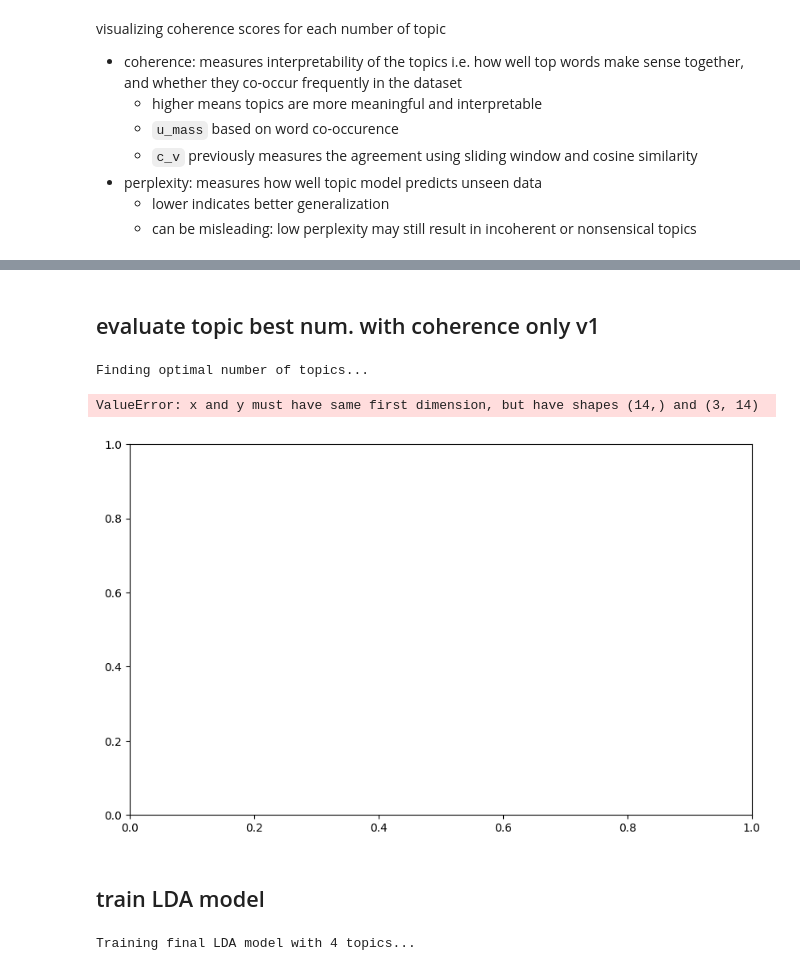
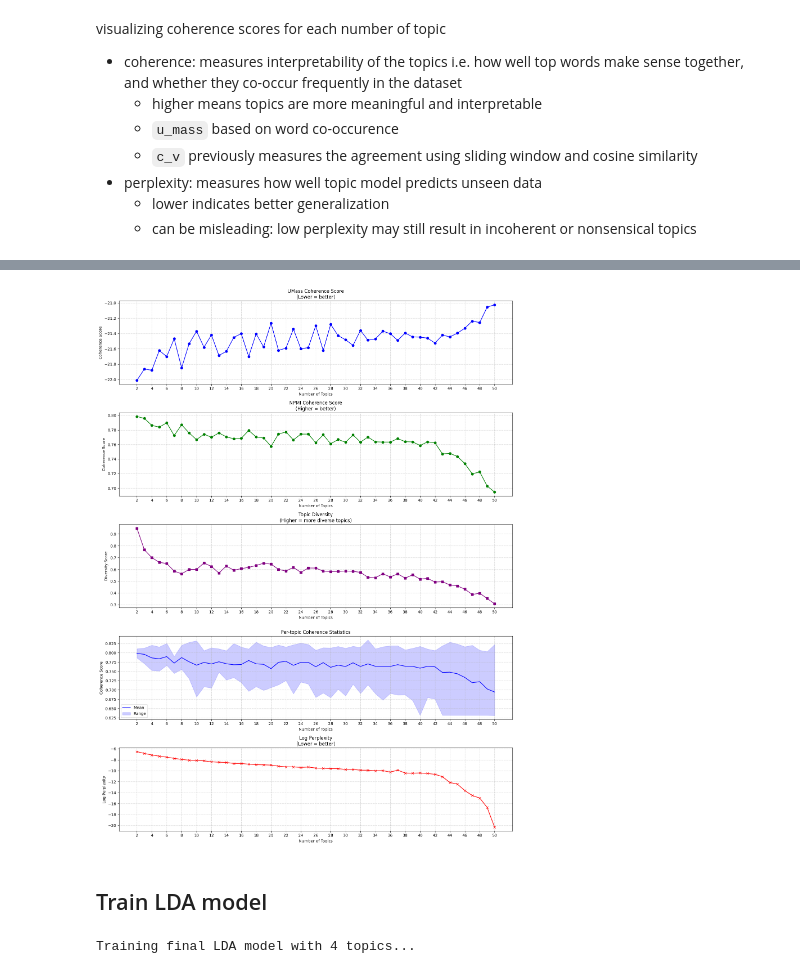
Before and after one commit to MUICT-SERU/SP2024-GPT, a Jupyter notebook: src/rq1/1b-topic-modelling/1a-stories-topic-modelling_[colab].ipynb, the cells around one changed output, grey strips where cells are left out. Drawn from its saved outputs; the diff is of its cells as text; code cells hidden in the pictures.

```diff
--- a/src/rq1/1b-topic-modelling/1a-stories-topic-modelling_[colab].ipynb
+++ b/src/rq1/1b-topic-modelling/1a-stories-topic-modelling_[colab].ipynb
@@ -298,31 +174,0 @@ visualizing coherence scores for each number of topic
-# %%
-# Create subplots for each score
-fig, axes = plt.subplots(3, 1, figsize=(10, 15))
-
-# Plot Coherence Score
-axes[0].plot(range(2, max_topics + 1), coherence_scores, marker='o', color='blue')
-axes[0].set_title('Coherence Score (UMass): Lower = better coherence')
-axes[0].set_xticks(range(2, max_topics + 1, 2))
-axes[0].set_xlabel('Number of Topics')
-axes[0].set_ylabel('Coherence Score')
-axes[0].grid(True, linestyle='--', alpha=0.6)  # Add grid with dashed lines and transparency
-
-# Plot -Log Perplexity Score
-axes[1].plot(range(2, max_topics + 1), perplexity_scores, marker='x', color='red')
-axes[1].set_title('Log Perplexity Score: lower = better generalization')
-axes[1].set_xticks(range(2, max_topics + 1, 2))
-axes[1].set_xlabel('Number of Topics')
-axes[1].set_ylabel('Log Perplexity')
-axes[1].grid(True, linestyle='--', alpha=0.6)  # Add grid
-
-# Plot Silhouette Score
-axes[2].plot(range(2, max_topics + 1), silhouette_scores, marker='s', color='green')
-axes[2].set_title('Silhouette Score')
-axes[2].set_xticks(range(2, max_topics + 1, 2))
-axes[2].set_xlabel('Number of Topics')
-axes[2].set_ylabel('Silhouette Score')
-axes[2].grid(True, linestyle='--', alpha=0.6)  # Add grid
-
-# Adjust layout for better appearance
-plt.tight_layout()
-plt.show()
@@ -366,10 +175,3 @@ results_df
-# %%
-# Prepare tokenized corpus for CoherenceModel
-tokenized_corpus = [text.split() for text in df['processed_text']]  # Tokenize processed text
-
-# Create Gensim dictionary from tokenized corpus
-dictionary = Dictionary(tokenized_corpus)
-corpus = [dictionary.doc2bow(text) for text in tokenized_corpus]
 # %%
 from gensim.models import LdaModel, CoherenceModel
 from gensim.matutils import Sparse2Corpus
@@ -453,8 +252,8 @@ def evaluate_topics(doc_term_matrix, max_topics, tokenized_corpus, dictionary, r
         'per_topic_coherence': per_topic_coherence_data
     }
 # %%
-max_topics = 50
-results = evaluate_topics(tfidf_matrix, max_topics, tokenized_corpus, dictionary)
+MAX_TOPICS_EVAL = 50
+results = evaluate_topics(tfidf_matrix, MAX_TOPICS_EVAL, tokenized_corpus, dictionary)
 # %%
 def plot_evaluation_metrics(results, max_topics):
     fig, axes = plt.subplots(5, figsize=(15, 20))
@@ -547,29 +320,7 @@ Poorly performing topics (coherence < 0.3):
-# %% [markdown]
-## evaluate topic best num. with coherence only v1
-# %%
-# Prepare tokenized corpus for CoherenceModel
-tokenized_corpus = [text.split() for text in df['processed_text']]  # Tokenize processed text
-
-# Create Gensim dictionary from tokenized corpus
-dictionary = Dictionary(tokenized_corpus)
-corpus = [dictionary.doc2bow(text) for text in tokenized_corpus]
-
-# Find optimal number of topics
-print("Finding optimal number of topics...")
-max_topics = 15
-coherence_scores = evaluate_topics(tfidf_matrix, max_topics)
-
-# Plot coherence scores
-plt.figure(figsize=(10, 6))
-plt.plot(range(2, max_topics + 1), coherence_scores, marker='o')
-plt.xlabel('Number of Topics')
-plt.ylabel('Coherence Score')
-plt.title('Optimal Number of Topics')
-plt.show()
-# %% [output]
-Finding optimal number of topics...
-ValueError: x and y must have same first dimension, but have shapes (14,) and (3, 14)
-[figure, removed]
+# %%
+plot_evaluation_metrics(results, MAX_TOPICS_EVAL)
+# %% [output]
+[figure, added]
 # %% [markdown]
-## train LDA model
+## Train LDA model
 # %%
```
Also changed, not shown: parts of 57 cells of this notebook, 3 other files.
